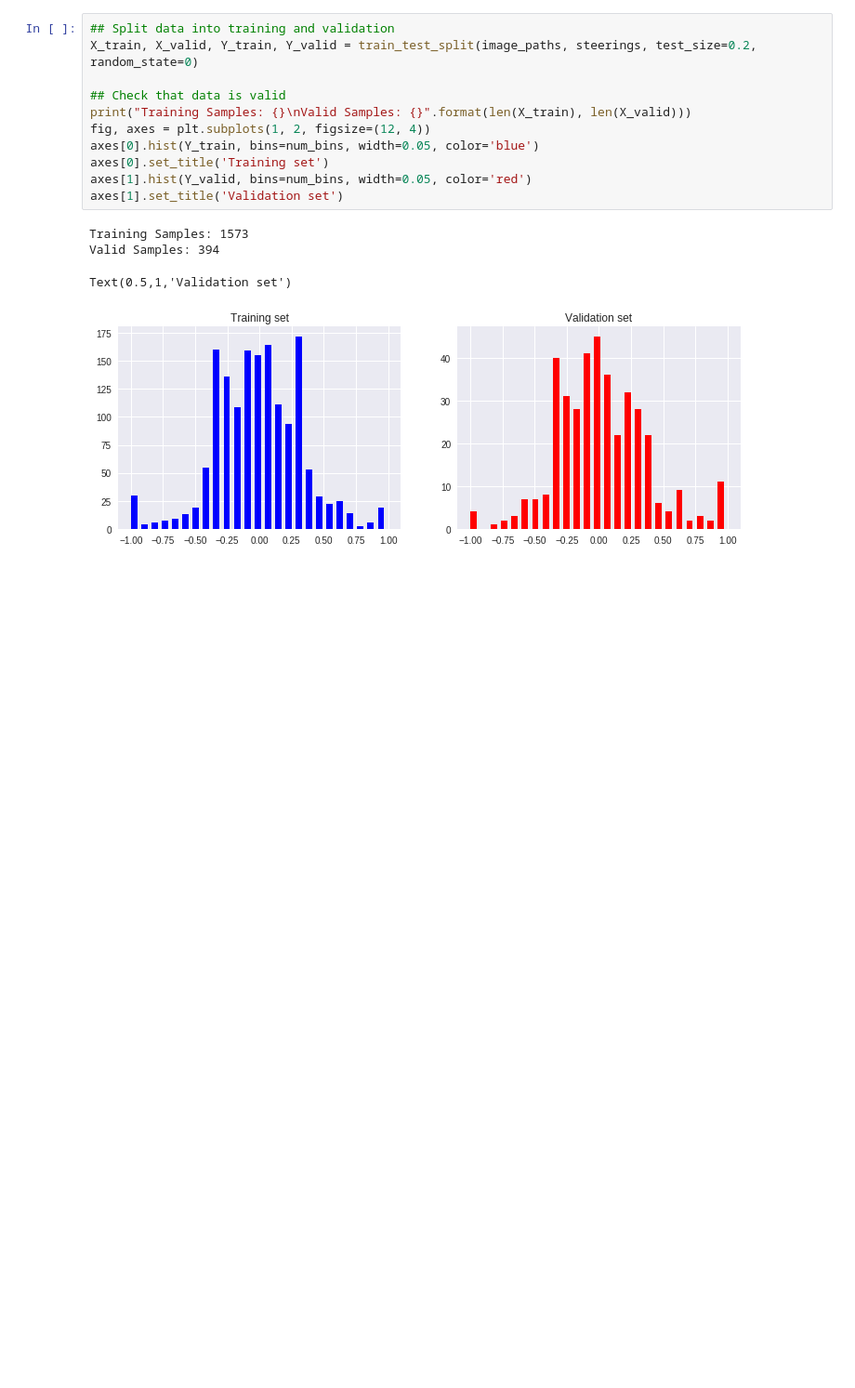
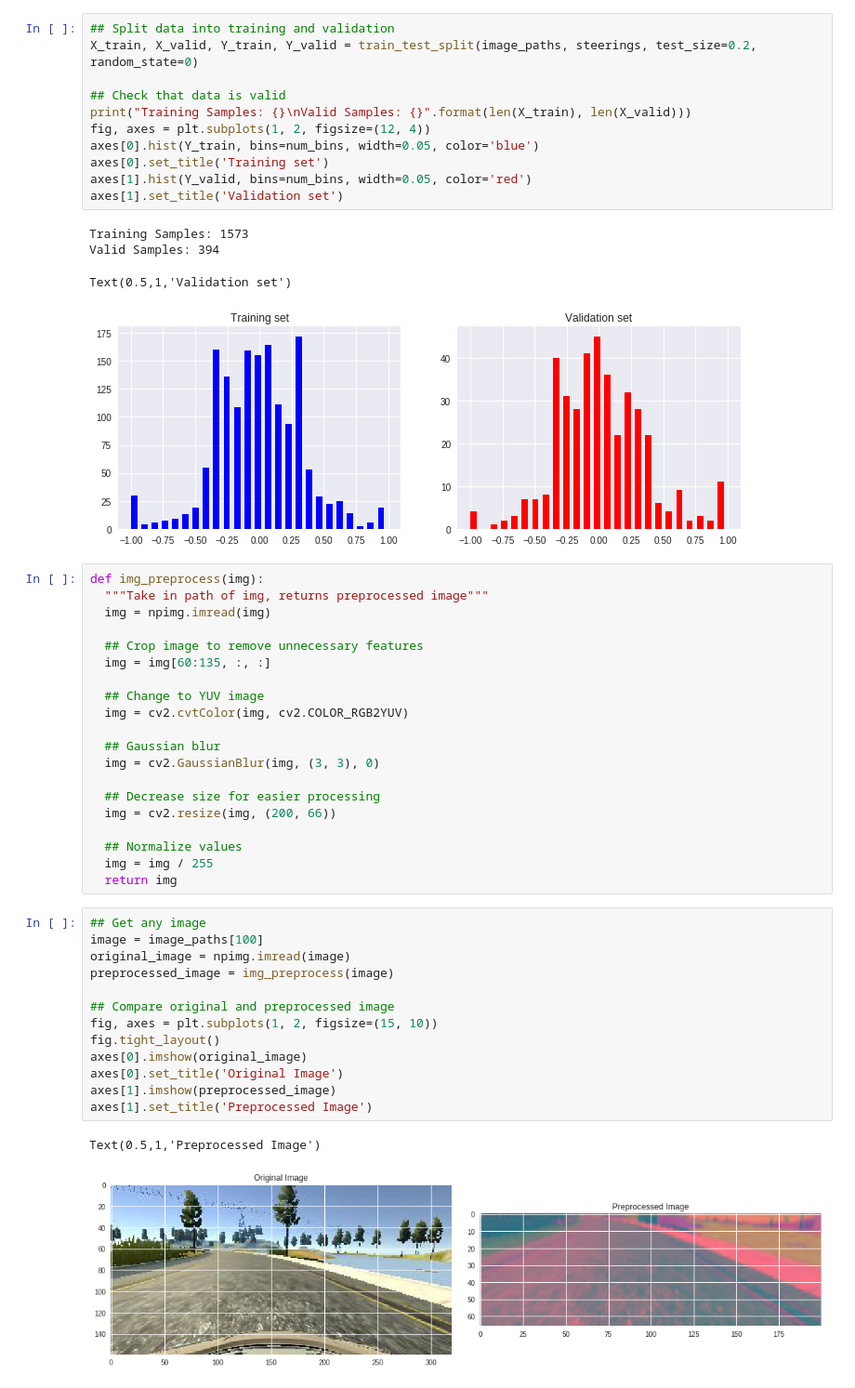
Before and after one commit to tylerlum/self_driving_car, a Jupyter notebook: Behavioral_Cloning.ipynb, the cells around one changed output. Shown at 93% size. Saved outputs shown, nothing was run; the diff lists cells and outputs as text; blank space fills up the shorter version.

Commit message:
Preprocess images (Crop, resize, blur, YUV, normalize)

```diff
--- a/Behavioral_Cloning.ipynb
+++ b/Behavioral_Cloning.ipynb
@@ -141,3 +142,39 @@ Training Samples: 1573
 Valid Samples: 394
 Text(0.5,1,'Validation set')
 [figure]
+# %%
+def img_preprocess(img):
+  """Take in path of img, returns preprocessed image"""
+  img = npimg.imread(img)
+
+  ## Crop image to remove unnecessary features
+  img = img[60:135, :, :]
+
+  ## Change to YUV image
+  img = cv2.cvtColor(img, cv2.COLOR_RGB2YUV)
+
+  ## Gaussian blur
+  img = cv2.GaussianBlur(img, (3, 3), 0)
+
+  ## Decrease size for easier processing
+  img = cv2.resize(img, (200, 66))
+
+  ## Normalize values
+  img = img / 255
+  return img
+# %%
+## Get any image
+image = image_paths[100]
+original_image = npimg.imread(image)
+preprocessed_image = img_preprocess(image)
+
+## Compare original and preprocessed image
+fig, axes = plt.subplots(1, 2, figsize=(15, 10))
+fig.tight_layout()
+axes[0].imshow(original_image)
+axes[0].set_title('Original Image')
+axes[1].imshow(preprocessed_image)
+axes[1].set_title('Preprocessed Image')
+# %% [output]
+Text(0.5,1,'Preprocessed Image')
+[figure, added]
```
Also changed, not shown: parts of 3 cells of this notebook.
